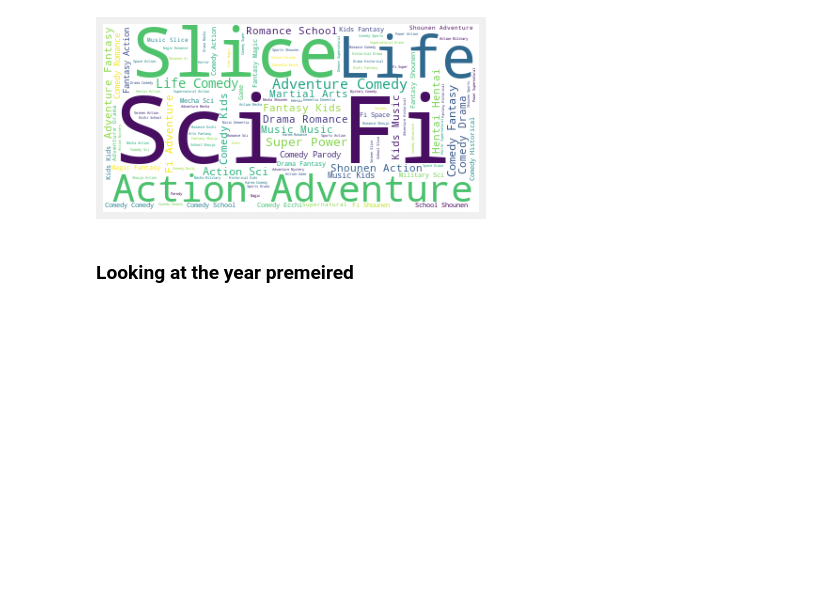
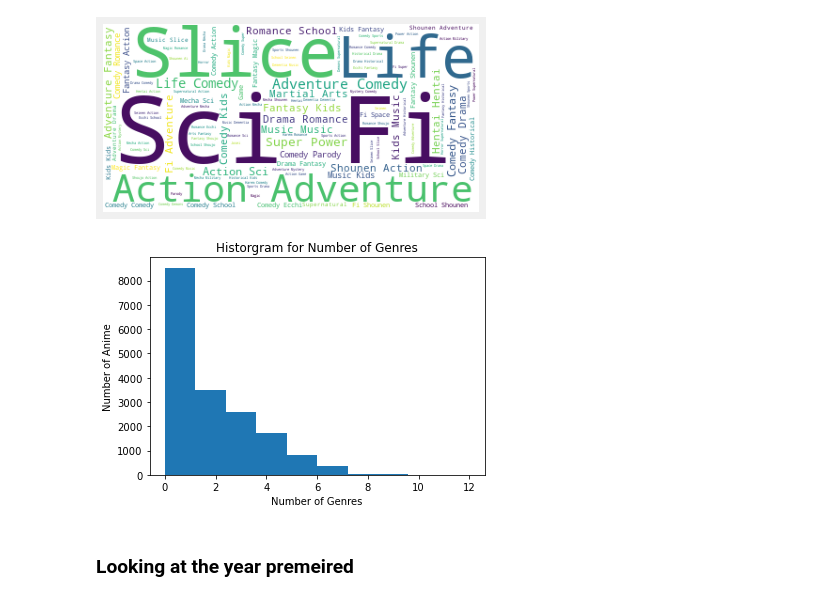
Before and after one commit to JCherryA050/phase_4_project, a Jupyter notebook: phase_4_code.ipynb, the cells around one changed output. Saved outputs shown, nothing was run; the diff lists cells and outputs as text; code cells hidden in the pictures; blank space fills up the shorter version.

```diff
--- a/phase_4_code.ipynb
+++ b/phase_4_code.ipynb
@@ -196,6 +196,19 @@ plt.show()
 fig.savefig('./imgs/genres_cloud.png');
 # %% [output]
 [figure]
+# %%
+# Plot a histogram of the number of genres per anime title
+fig, ax = plt.subplots()
+
+plt.hist(anime_info['genre_count'])
+plt.title('Historgram for Number of Genres')
+plt.xlabel('Number of Genres')
+plt.ylabel('Number of Anime');
+plt.tight_layout()
+
+fig.savefig('./imgs/dist_number_genre.png')
+# %% [output]
+[figure, added]
 # %% [markdown]
 ### Looking at the year premeired
 # %%
```
